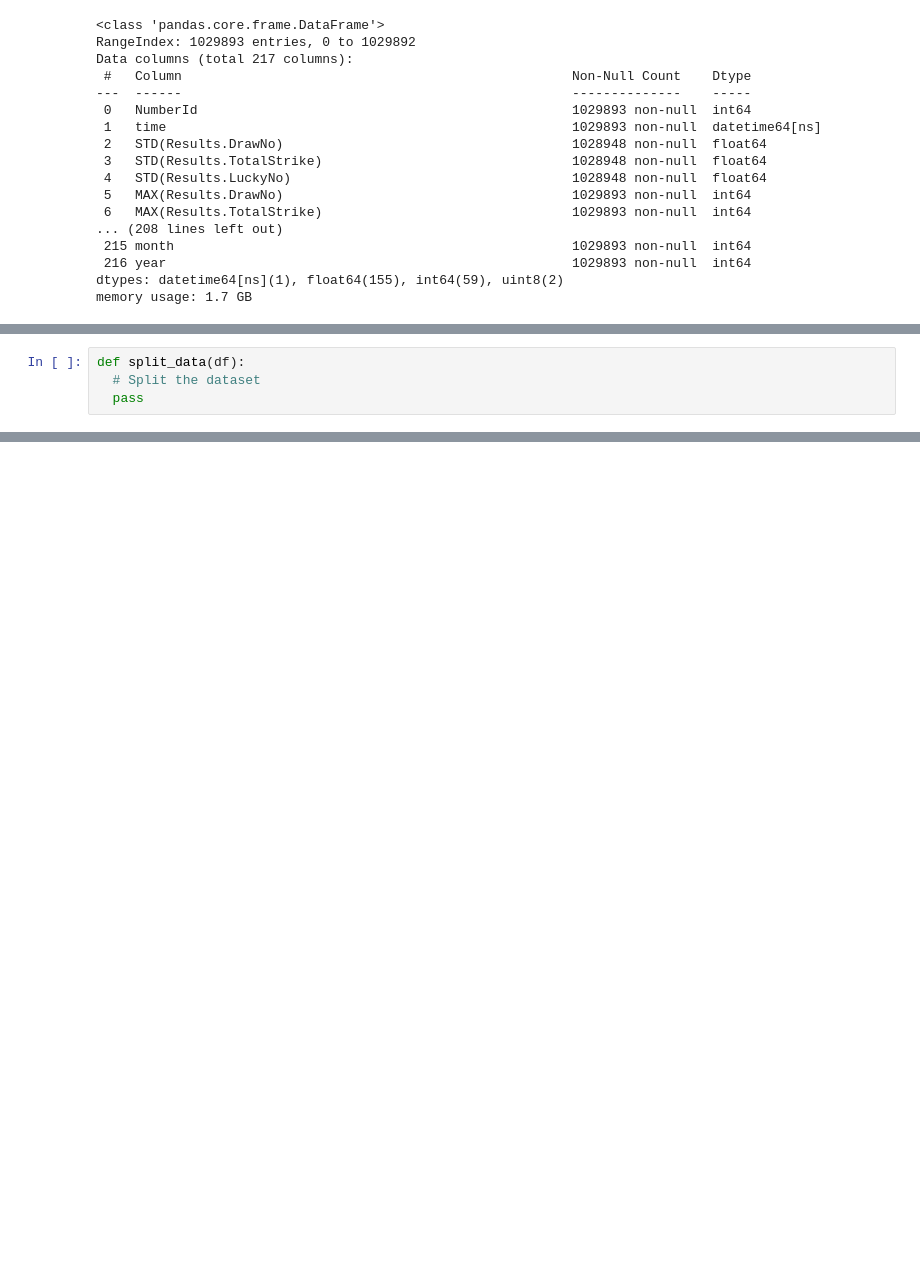
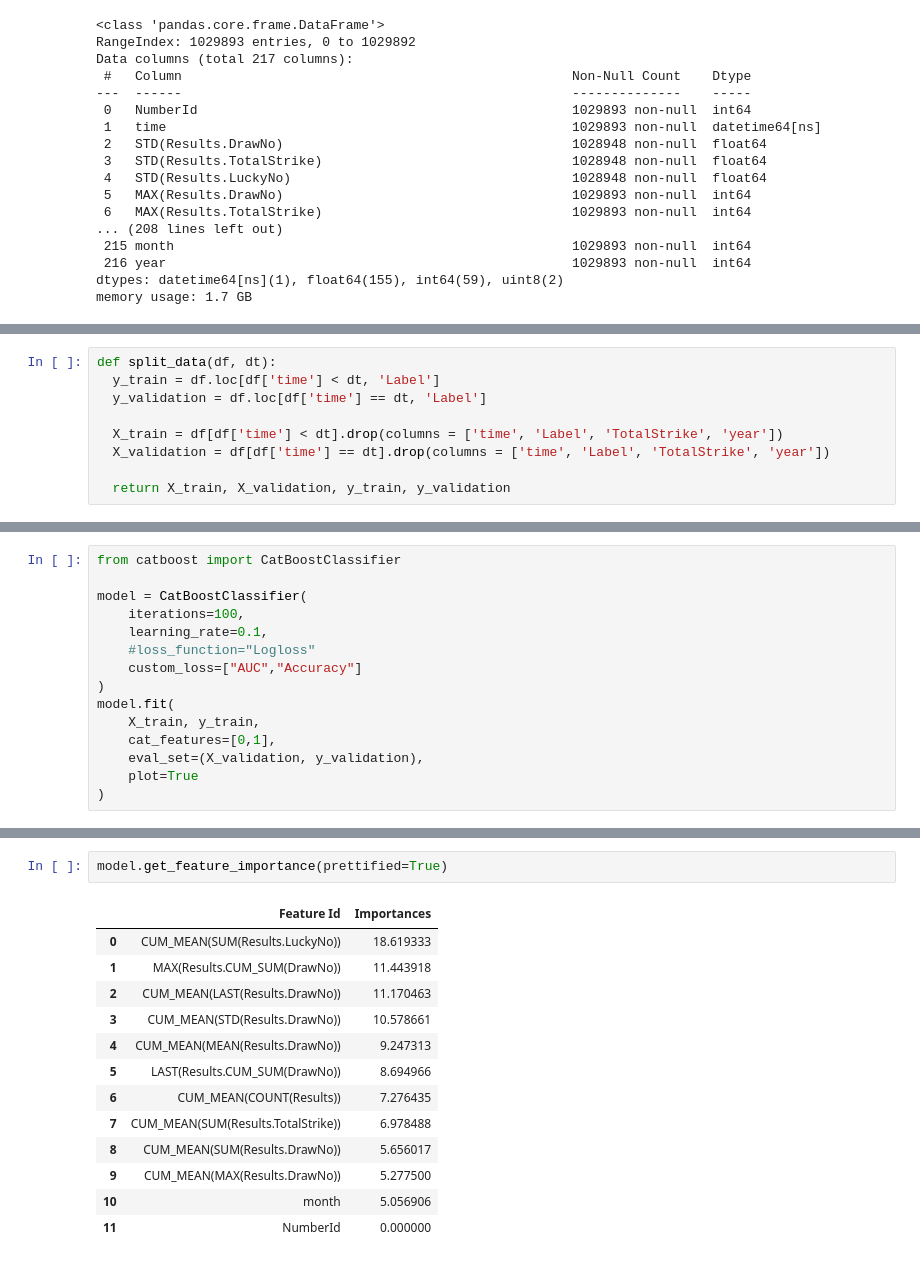
Before and after one commit to mengwangk/dl-projects, a Jupyter notebook: 04_14_gbdt_01.ipynb, the cells around one changed output, grey strips where cells are left out. Saved outputs shown, nothing was run; the diff lists cells and outputs as text; blank space fills up the shorter version.

```diff
--- a/04_14_gbdt_01.ipynb
+++ b/04_14_gbdt_01.ipynb
@@ -245,4 +243,9 @@ df_selected_features.head(10)
-# %%
-def split_data(df):
-  # Split the dataset
-  pass
+# %%
+def split_data(df, dt):
+  y_train = df.loc[df['time'] < dt, 'Label']
+  y_validation = df.loc[df['time'] == dt, 'Label']
+
+  X_train = df[df['time'] < dt].drop(columns = ['time', 'Label', 'TotalStrike', 'year'])
+  X_validation = df[df['time'] == dt].drop(columns = ['time', 'Label', 'TotalStrike', 'year'])
+
+  return X_train, X_validation, y_train, y_validation
@@ -248,0 +283,15 @@ def split_data(df):
+# %%
+from catboost import CatBoostClassifier
+
+model = CatBoostClassifier(
+    iterations=100,
+    learning_rate=0.1,
+    #loss_function="Logloss"
+    custom_loss=["AUC","Accuracy"]
+)
+model.fit(
+    X_train, y_train,
+    cat_features=[0,1],
+    eval_set=(X_validation, y_validation),
+    plot=True
+)
@@ -248,0 +326,16 @@ def split_data(df):
+# %%
+model.get_feature_importance(prettified=True)
+# %% [output]
+|  | Feature Id | Importances |
+| 0 | CUM_MEAN(SUM(Results.LuckyNo)) | 18.619333 |
+| 1 | MAX(Results.CUM_SUM(DrawNo)) | 11.443918 |
+| 2 | CUM_MEAN(LAST(Results.DrawNo)) | 11.170463 |
+| 3 | CUM_MEAN(STD(Results.DrawNo)) | 10.578661 |
+| 4 | CUM_MEAN(MEAN(Results.DrawNo)) | 9.247313 |
+| 5 | LAST(Results.CUM_SUM(DrawNo)) | 8.694966 |
+| 6 | CUM_MEAN(COUNT(Results)) | 7.276435 |
+| 7 | CUM_MEAN(SUM(Results.TotalStrike)) | 6.978488 |
+| 8 | CUM_MEAN(SUM(Results.DrawNo)) | 5.656017 |
+| 9 | CUM_MEAN(MAX(Results.DrawNo)) | 5.277500 |
+| 10 | month | 5.056906 |
+| 11 | NumberId | 0.000000 |
```
Also changed, not shown: parts of 12 cells of this notebook.
